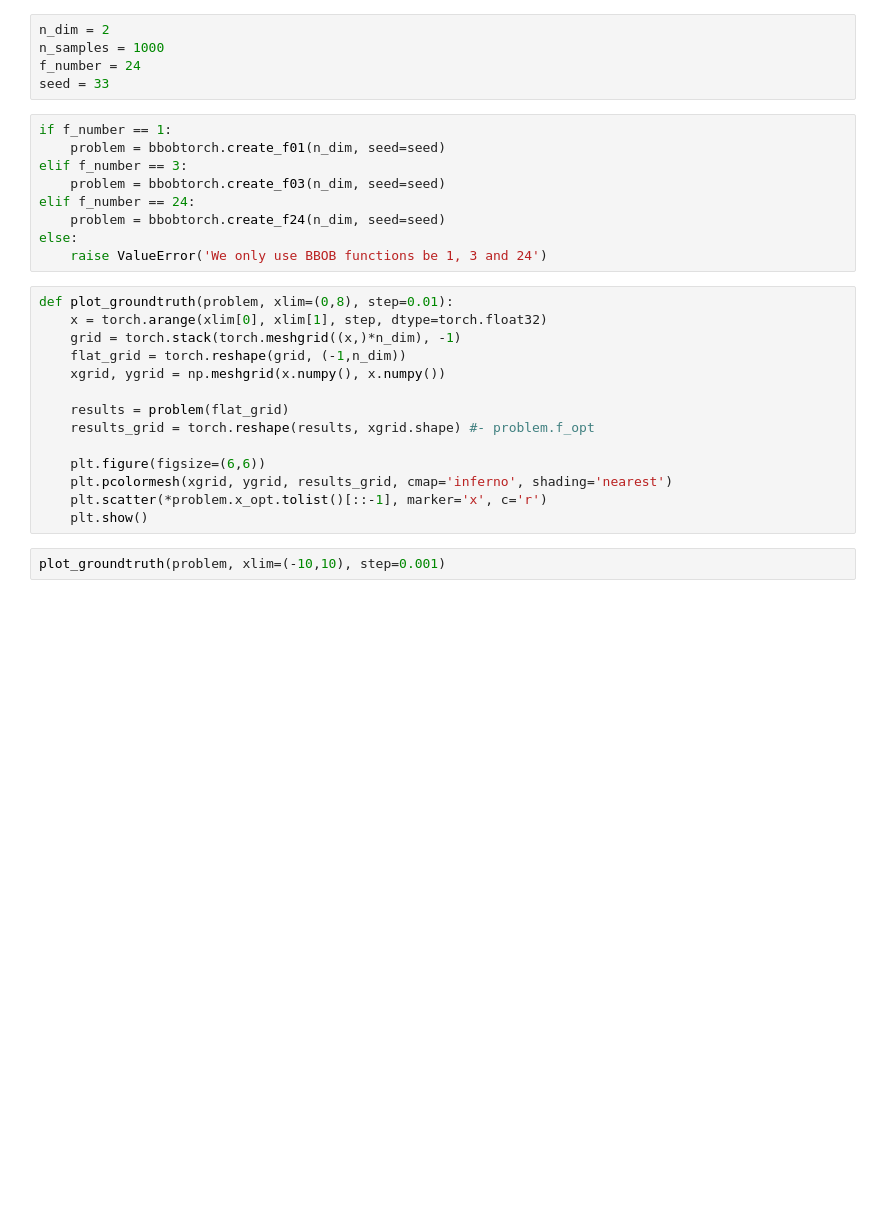
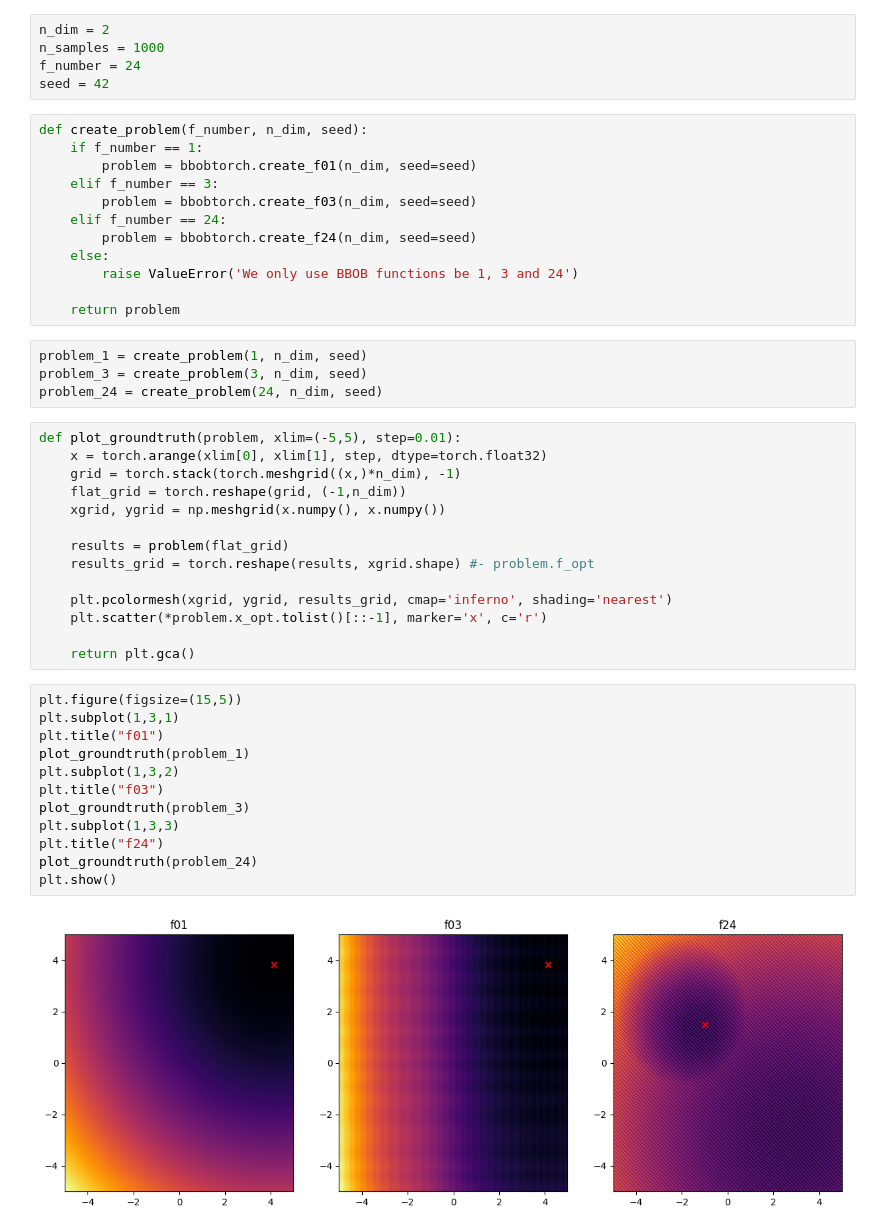
Before and after one commit to mo374z/OptimizationTestfunctionGeneration, a Jupyter notebook: misc/sampling_test.ipynb, the cells around one changed output. Saved outputs shown, nothing was run; the diff lists cells and outputs as text; blank space fills up the shorter version.

```diff
--- a/misc/sampling_test.ipynb
+++ b/misc/sampling_test.ipynb
@@ -7,18 +12,25 @@ import bbobtorch
 n_dim = 2
 n_samples = 1000
 f_number = 24
-seed = 33
+seed = 42
 # %%
-if f_number == 1:
-    problem = bbobtorch.create_f01(n_dim, seed=seed)
-elif f_number == 3:
-    problem = bbobtorch.create_f03(n_dim, seed=seed)
-elif f_number == 24:
-    problem = bbobtorch.create_f24(n_dim, seed=seed)
-else:
-    raise ValueError('We only use BBOB functions be 1, 3 and 24')
+def create_problem(f_number, n_dim, seed):
+    if f_number == 1:
+        problem = bbobtorch.create_f01(n_dim, seed=seed)
+    elif f_number == 3:
+        problem = bbobtorch.create_f03(n_dim, seed=seed)
+    elif f_number == 24:
+        problem = bbobtorch.create_f24(n_dim, seed=seed)
+    else:
+        raise ValueError('We only use BBOB functions be 1, 3 and 24')
+
+    return problem
+# %%
+problem_1 = create_problem(1, n_dim, seed)
+problem_3 = create_problem(3, n_dim, seed)
+problem_24 = create_problem(24, n_dim, seed)
 # %%
-def plot_groundtruth(problem, xlim=(0,8), step=0.01):
+def plot_groundtruth(problem, xlim=(-5,5), step=0.01):
     x = torch.arange(xlim[0], xlim[1], step, dtype=torch.float32)
     grid = torch.stack(torch.meshgrid((x,)*n_dim), -1)
     flat_grid = torch.reshape(grid, (-1,n_dim))
@@ -27,9 +39,21 @@ def plot_groundtruth(problem, xlim=(0,8), step=0.01):
     results = problem(flat_grid)
     results_grid = torch.reshape(results, xgrid.shape) #- problem.f_opt
 
-    plt.figure(figsize=(6,6))
     plt.pcolormesh(xgrid, ygrid, results_grid, cmap='inferno', shading='nearest')
     plt.scatter(*problem.x_opt.tolist()[::-1], marker='x', c='r')
-    plt.show()
+
+    return plt.gca()
-# %%
-plot_groundtruth(problem, xlim=(-10,10), step=0.001)
+# %%
+plt.figure(figsize=(15,5))
+plt.subplot(1,3,1)
+plt.title("f01")
+plot_groundtruth(problem_1)
+plt.subplot(1,3,2)
+plt.title("f03")
+plot_groundtruth(problem_3)
+plt.subplot(1,3,3)
+plt.title("f24")
+plot_groundtruth(problem_24)
+plt.show()
+# %% [output]
+[figure, added]
```
Also changed, not shown: parts of 15 cells of this notebook.
